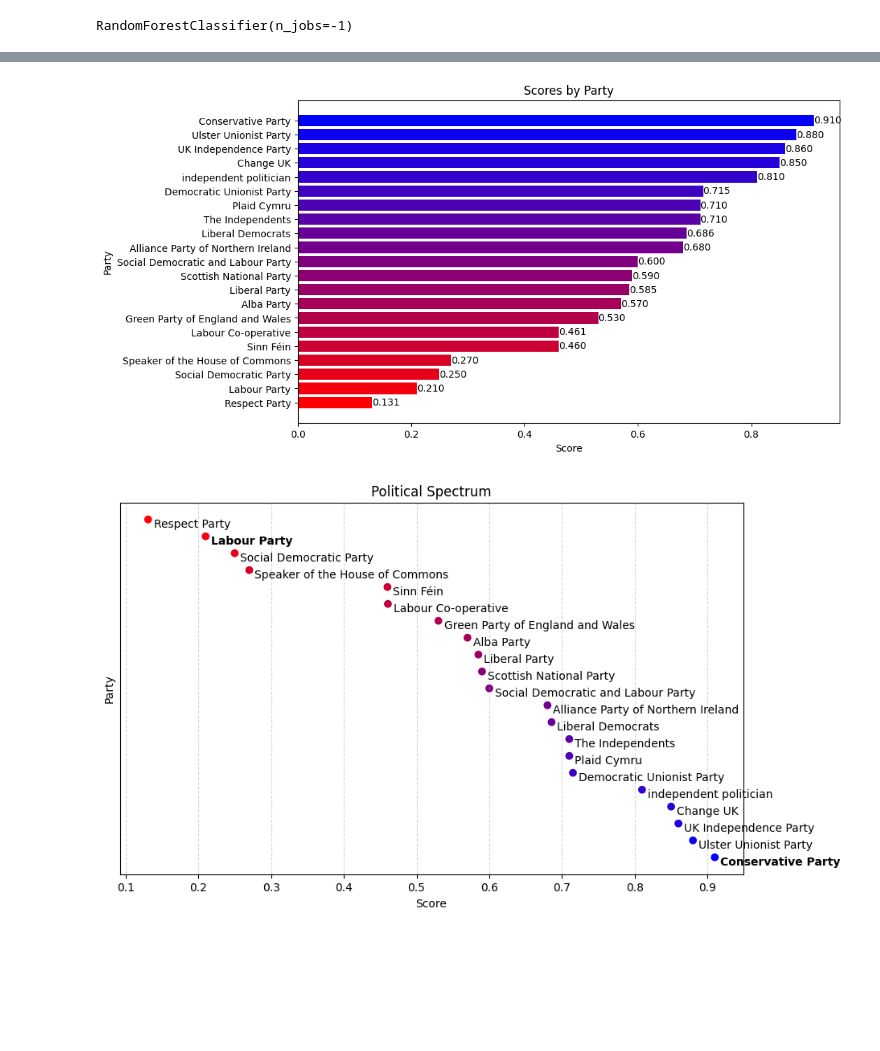
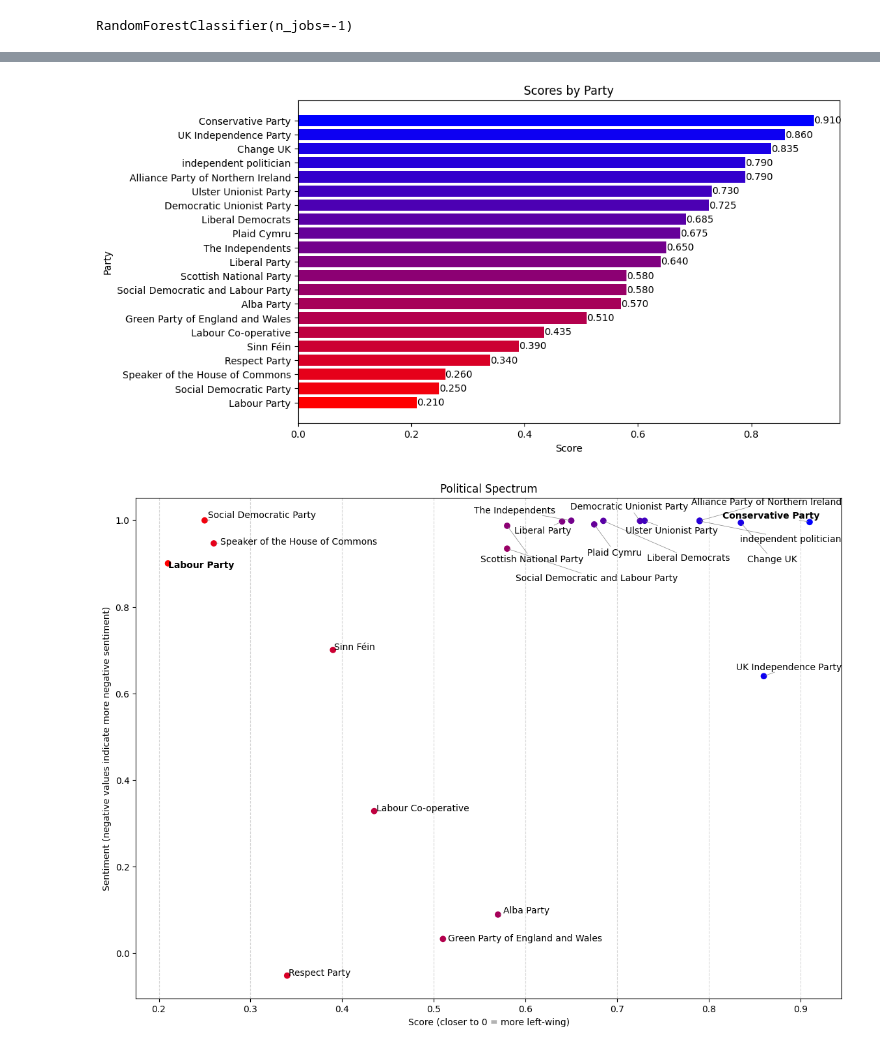
Before and after one commit to corentinbouton/uk-politics, a Jupyter notebook: code.ipynb, the cells around one changed output, grey strips where cells are left out. Saved outputs shown, nothing was run; the diff lists cells and outputs as text; code cells hidden in the pictures; blank space fills up the shorter version.

Commit message:
added sentiment analyis and word count

```diff
--- a/code.ipynb
+++ b/code.ipynb
@@ -198,0 +285,3 @@ RandomForestClassifier(n_jobs=-1)
+# %%
+feature_importances_df = pd.DataFrame({'Feature': model.feature_names_in_, 'Importance': model.feature_importances_})
+(feature_importances_df['Importance'] == 0).sum()/len(feature_importances_df)
@@ -198,0 +292,9 @@ RandomForestClassifier(n_jobs=-1)
+# %%
+useless_features = feature_importances_df[feature_importances_df['Importance'] == 0]['Feature']
+
+X_train.drop(columns=useless_features, inplace=True)
+X_val.drop(columns=useless_features, inplace=True)
+X_test.drop(columns=useless_features, inplace=True)
+# %%
+model = RandomForestClassifier(100, n_jobs=-1)
+model.fit(X_train, y_train)
@@ -363,3 +466,3 @@ output.head()
 # %%
-grouped_parties = output.groupby('partyLabel')['pred'].median().to_frame().reset_index()
-grouped_parties
+grouped_parties = output.groupby('partyLabel')[['pred', 'sentiment']].median().reset_index()
+grouped_parties.sort_values('pred', inplace=True)
@@ -384,14 +469,10 @@ grouped_parties
 # %%
-df = pd.DataFrame(grouped_parties)
-
-df_sorted = df.sort_values(by='pred')
-
-cmap = LinearSegmentedColormap.from_list('red_blue', [(1, 0, 0), (0, 0, 1)], N=len(df_sorted))
+cmap = LinearSegmentedColormap.from_list('red_blue', [(1, 0, 0), (0, 0, 1)], N=len(grouped_parties))
 
 fig, ax = plt.subplots(figsize=(10, 6))
-bars = ax.barh(df_sorted['partyLabel'], df_sorted['pred'], color=cmap(np.linspace(0, 1, len(df_sorted))))
+bars = ax.barh(grouped_parties['partyLabel'], grouped_parties['pred'], color=cmap(np.linspace(0, 1, len(grouped_parties))))
 
-for bar, pred in zip(bars, df_sorted['pred']):
+for bar, pred in zip(bars, grouped_parties['pred']):
     ax.text(bar.get_width(), bar.get_y() + bar.get_height() / 2, f'{pred:.3f}', va='center', ha='left')
 
 ax.set_xlabel('Score')
@@ -400,32 +481,28 @@ ax.set_title('Scores by Party')
 
 plt.show()
 # %% [output]
-[figure, old version]
+[figure, new version]
 # %%
-df = pd.DataFrame(grouped_parties)
+cmap = LinearSegmentedColormap.from_list('red_blue', [(1, 0, 0), (0, 0, 1)], N=len(grouped_parties))
 
-df_sorted = df.sort_values(by='pred')
+plt.figure(figsize=(14, 10))
+scatter = plt.scatter(grouped_parties['pred'], grouped_parties['sentiment'], c=range(len(grouped_parties)), cmap=cmap)
 
-cmap = LinearSegmentedColormap.from_list('red_blue', [(1, 0, 0), (0, 0, 1)], N=len(df_sorted))
+texts = []
+for x, y, txt in zip(grouped_parties['pred'], grouped_parties['sentiment'], grouped_parties['partyLabel']):
+    if txt == 'Conservative Party' or txt == 'Labour Party':
+        texts.append(plt.text(x, y, txt, weight='bold'))
+    else:
+        texts.append(plt.text(x, y, txt))
 
-plt.figure(figsize=(10, 6))
-plt.scatter(df_sorted['pred'], range(len(df_sorted)), c=range(len(df_sorted)), cmap=cmap)
+adjust_text(texts, expand=(1, 2), arrowprops=dict(arrowstyle='-', lw=0.5, color='grey'))
 
-for i, txt in enumerate(df_sorted['partyLabel']):
-    if txt == 'Conservative Party' or txt == 'Labour Party':
-        plt.annotate(txt, (df_sorted['pred'].iloc[i], i), xytext=(5, -7), textcoords='offset points', weight='bold')
-    else:
-        plt.annotate(txt, (df_sorted['pred'].iloc[i], i), xytext=(5, -7), textcoords='offset points')
-
-plt.xlabel('Score')
-plt.ylabel('Party')
+plt.xlabel('Score (closer to 0 = more left-wing)')
+plt.ylabel('Sentiment (negative values indicate more negative sentiment)')
 plt.title('Political Spectrum')
 
-plt.tick_params(axis='y', which='both', left=False, labelleft=False)
 plt.grid(axis='x', alpha=0.5, linestyle='--')
 
-plt.gca().invert_yaxis()
-
 plt.show()
 # %% [output]
-[figure, old version]
+[figure, new version]
```
Also changed, not shown: parts of 57 cells of this notebook, 6 other files.
